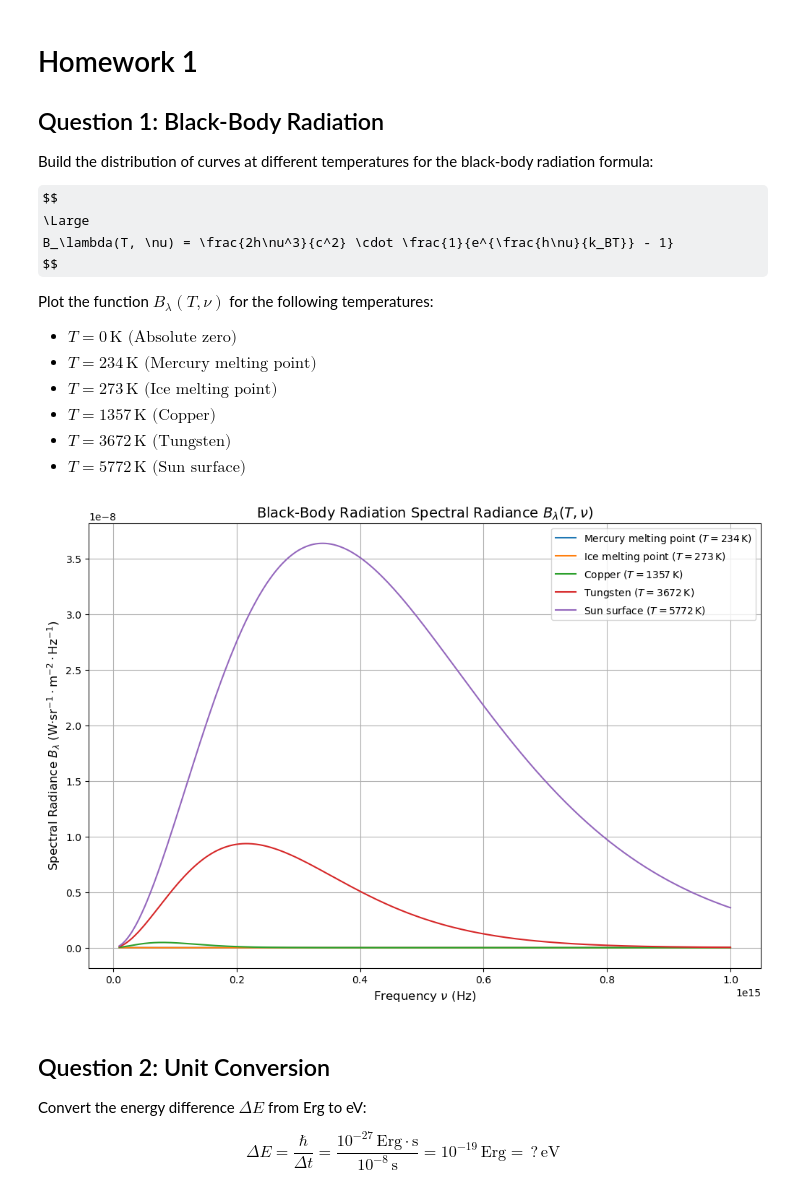
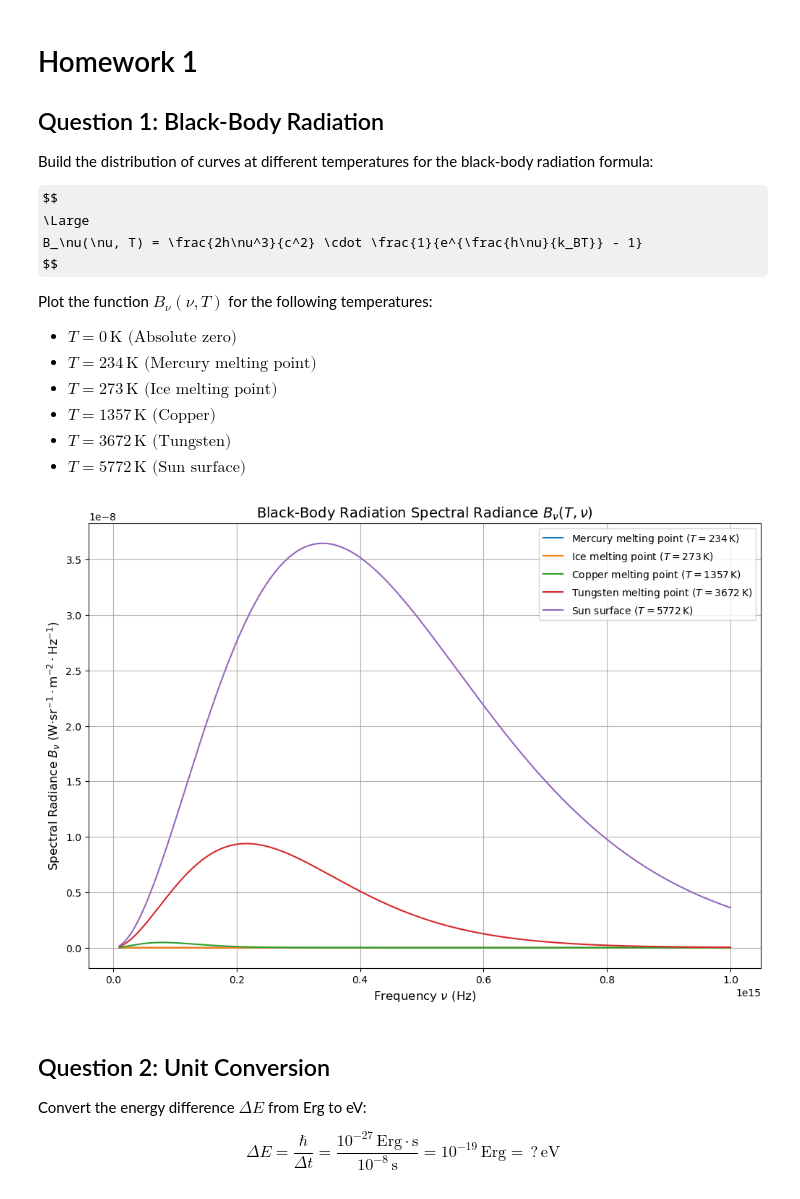
Before and after one commit to ilssear/quantum-wizards, a Jupyter notebook: Homework-001.ipynb, the cells around one changed output. Saved outputs shown, nothing was run; the diff lists cells and outputs as text; code cells hidden in the pictures; some formulas as TeX source.

```diff
--- a/Homework-001.ipynb
+++ b/Homework-001.ipynb
@@ -6,10 +6,10 @@ Build the distribution of curves at different temperatures for the black-body ra
 
 $$
 \Large
-B_\lambda(T, \nu) = \frac{2h\nu^3}{c^2} \cdot \frac{1}{e^{\frac{h\nu}{k_BT}} - 1}
+B_\nu(\nu, T) = \frac{2h\nu^3}{c^2} \cdot \frac{1}{e^{\frac{h\nu}{k_BT}} - 1}
 $$
 
-Plot the function $B_\lambda(T, \nu)$ for the following temperatures:
+Plot the function $B_\nu(\nu, T)$ for the following temperatures:
 - $ T = 0 \, \text{K} \text{ (Absolute zero)}$
 - $ T = 234 \, \text{K} \text{ (Mercury melting point)}$
 - $ T = 273 \, \text{K} \text{ (Ice melting point)}$
@@ -21,9 +21,9 @@ import numpy as np
 import matplotlib.pyplot as plt
 
 # Constants
-h = 6.626e-34  # Planck's constant (Joule·s)
-c = 3e8        # Speed of light (m/s)
-k_B = 1.38e-23 # Boltzmann constant (Joule/K)
+h = 6.62607015e-34  # Planck's constant (J·s)
+c = 299792458       # Speed of light (m/s)
+k_B = 1.380649e-23  # Boltzmann constant (J/K)
 
 # Black-body radiation formula
 def black_body_radiation(ν, T):
@@ -37,39 +37,39 @@ def black_body_radiation(ν, T):
     Returns:
     float or np.array: Spectral radiance in W·sr^-1·m^-2·Hz^-1.
     """
     return (2 * h * ν**3 / c**2) / (np.exp(h * ν / (k_B * T)) - 1)
 
 # Frequency range (Hz)
 ν_vals = np.linspace(1e13, 1e15, 1000)
 
 # Temperatures (K)
 temperatures = [
     (0, "Absolute zero"),
     (234, "Mercury melting point"),
     (273, "Ice melting point"),
-    (1357, "Copper"),
-    (3672, "Tungsten"),
+    (1357, "Copper melting point"),
+    (3672, "Tungsten melting point"),
     (5772, "Sun surface")
 ]
 
 # Updated Plot with LaTeX
 plt.figure(figsize=(12, 8))
 for T, label in temperatures:
-    if T > 0:  # Avoid calculation for absolute zero (non-physical)
+    if T > 0:  # Avoid calculation for absolute zero (non-physical, formula diverges)
         B_vals = black_body_radiation(ν_vals, T)
         plt.plot(ν_vals, B_vals, label=f"{label} ($T = {T} \, \mathrm{{K}}$)")
 
 # Adding LaTeX labels and title
-plt.title(r"Black-Body Radiation Spectral Radiance $B_\lambda(T, \nu)$", fontsize=14)
+plt.title(r"Black-Body Radiation Spectral Radiance $B_\nu(T, \nu)$", fontsize=14)
 plt.xlabel(r"Frequency $\nu$ (Hz)", fontsize=12)
-plt.ylabel(r"Spectral Radiance $B_\lambda$ (W$\cdot$sr$^{-1}\cdot$m$^{-2}\cdot$Hz$^{-1}$)", fontsize=12)
+plt.ylabel(r"Spectral Radiance $B_\nu$ (W$\cdot$sr$^{-1}\cdot$m$^{-2}\cdot$Hz$^{-1}$)", fontsize=12)
 
 # Adding legend and grid
 plt.legend(fontsize=10)
 plt.grid()
 plt.show()
 # %% [output]
-[figure, old version]
+[figure, new version]
 # %% [markdown]
 
 ## Question 2: Unit Conversion
```
Also changed, not shown: parts of 7 cells of this notebook, 1 other file.
